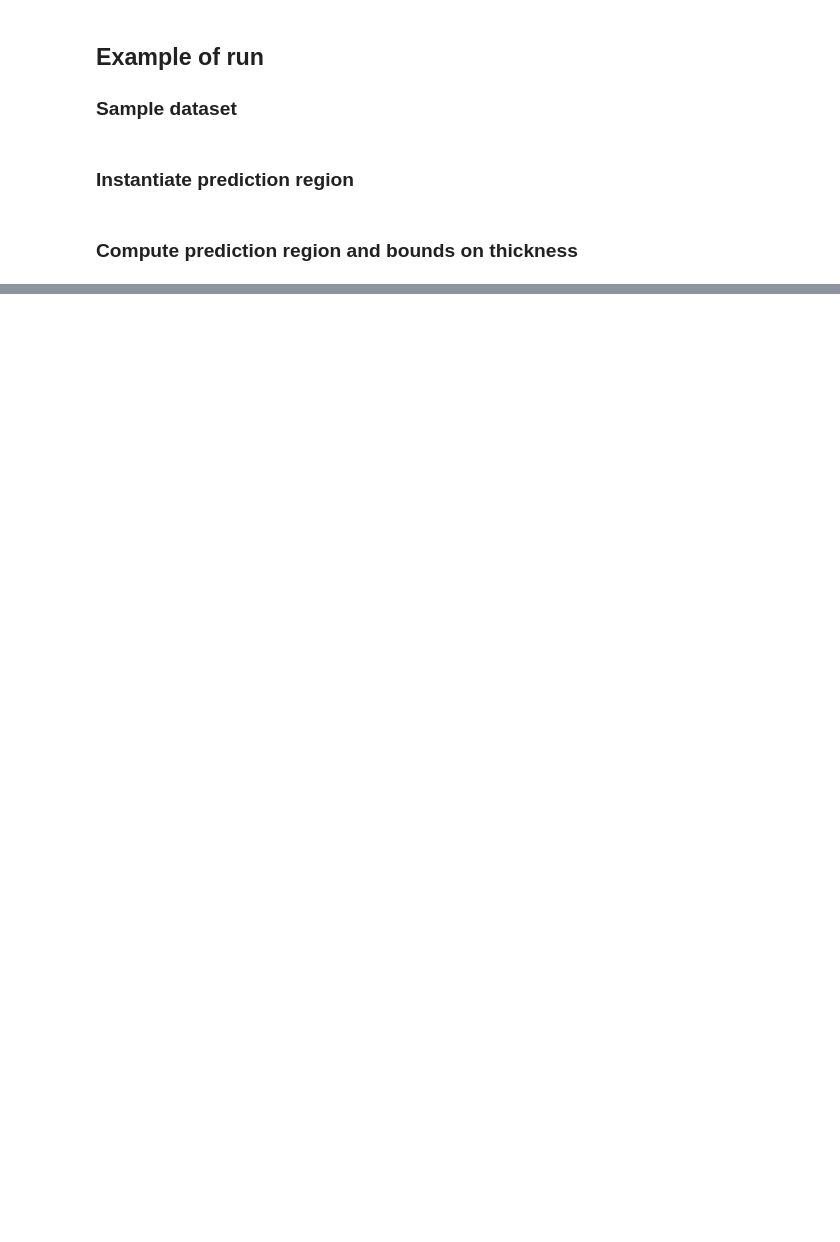
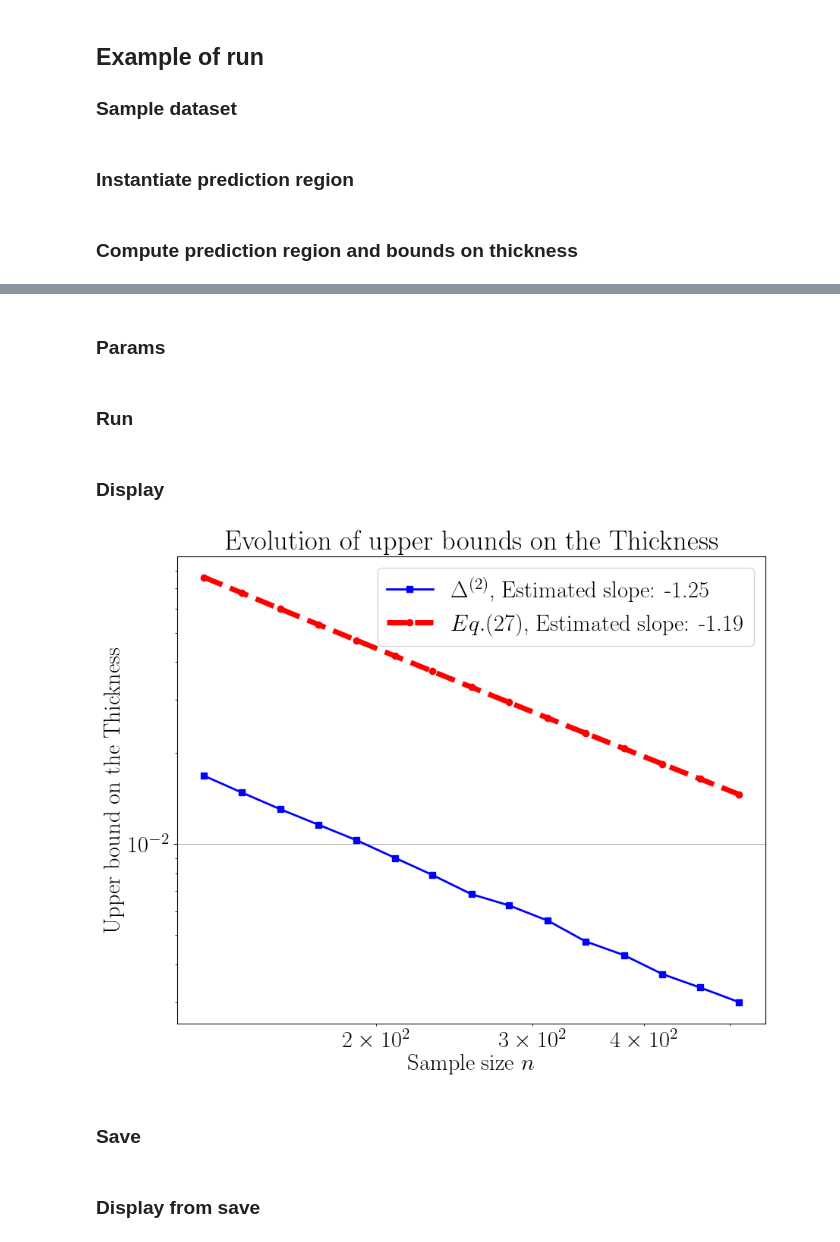
Before and after one commit to Davidson-Lova/approximate_full_conformal_prediction_RKHS, a Jupyter notebook: experiments/thickness/influence_func_cp.ipynb, the cells around one changed output, grey strips where cells are left out. Cells and saved outputs as stored; diff of their text form; code cells hidden in the pictures; blank space fills up the shorter version.

Commit message:
Tested thickness bound for influence_func_cp

```diff
--- a/experiments/thickness/influence_func_cp.ipynb
+++ b/experiments/thickness/influence_func_cp.ipynb
@@ -73,0 +139,12 @@ print(empirical_thickness_bound)
+# %%
+def set_style():
+    plt.rcParams["text.usetex"] = True
+    font = {"family": "normal", "weight": "bold", "size": 22}
+    plt.rc("font", **font)
+# %%
+def estimate_rate(x, y):
+    mask = np.logical_not(np.logical_or(x == 0, y == 0))
+    return (
+        (np.log(x[mask]) * np.log(y[mask])).mean()
+        - np.log(x[mask]).mean() * np.log(y[mask]).mean()
+    ) / ((np.log(x[mask]) ** 2).mean() - (np.log(x[mask]).mean()) ** 2)
@@ -73,0 +193,38 @@ print(empirical_thickness_bound)
+# %% [markdown]
+### Params
+# %%
+loss_name = "log_cosh"
+loss_params = {"alpha": 1.0}
+
+# loss_name = "pseudo_huber"
+# loss_params = {"alpha": 1.}
+
+# loss_name = "smoothed_pinball"
+# loss_params = {"alpha":1., "tau":0.5}
+
+
+sample_size_min = 128
+# sample_size_max = 1024
+sample_size_max = 512
+step_number = 15
+sample_sizes = np.int64(
+    np.exp2(
+        np.linspace(np.log2(sample_size_min), np.log2(sample_size_max), step_number)
+    )
+)
+
+confidence_control_level = 0.1
+# %% [markdown]
+### Run
+# %%
+empirical_thickness_bounds, theoretical_thickness_bounds = run(
+    sample_sizes, loss_name, loss_params
+)
+# %% [markdown]
+### Display
+# %%
+_ = display(sample_sizes, empirical_thickness_bounds, theoretical_thickness_bounds)
+# %% [output]
+[figure, added]
+# %% [markdown]
+### Save
@@ -73,0 +242,2 @@ print(empirical_thickness_bound)
+# %% [markdown]
+### Display from save
```
Also changed, not shown: parts of 11 cells of this notebook, 4 other files.
